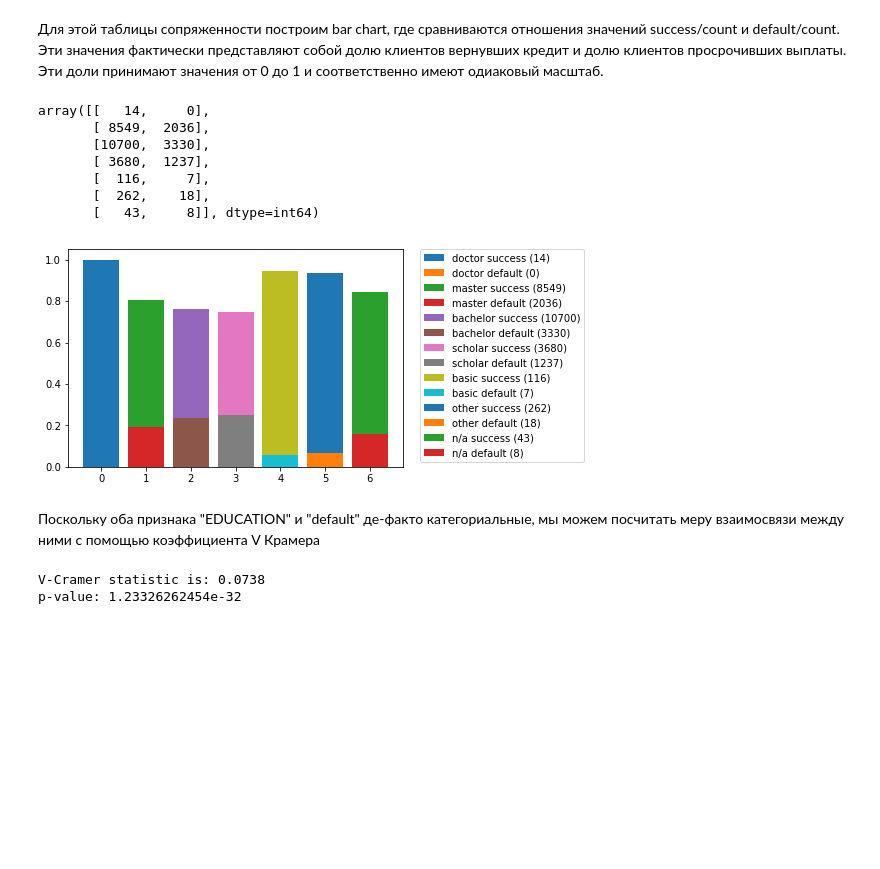
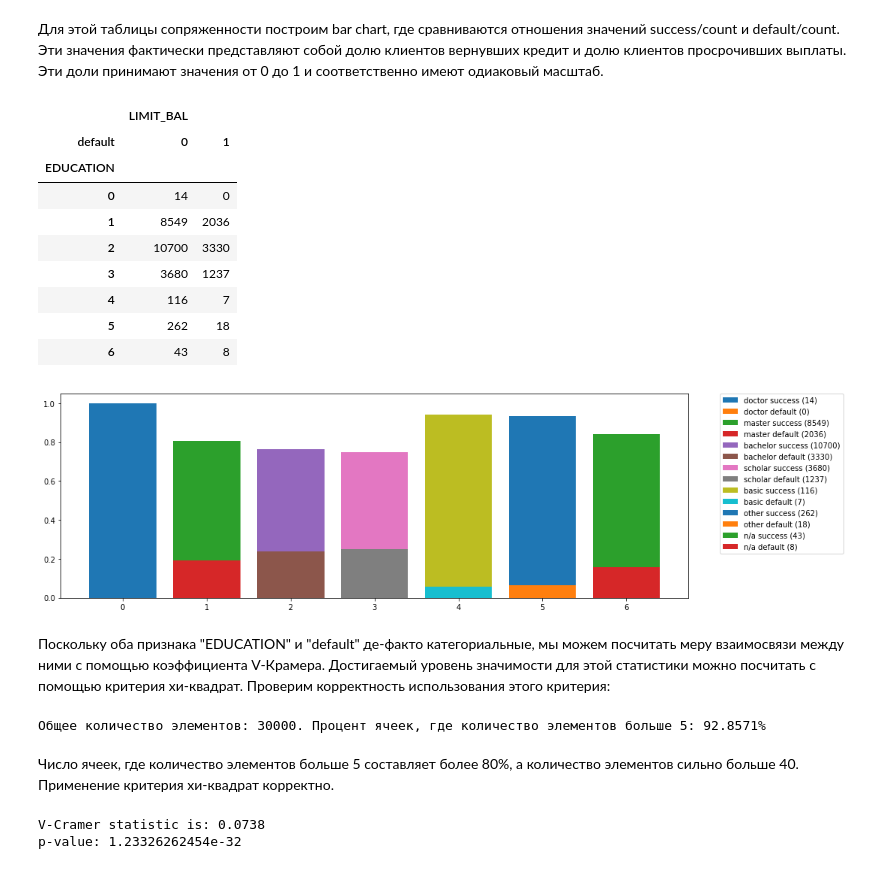
Before and after one commit to Agaspher20/DataAnalisysMipt, a Jupyter notebook: Python/4. StatsDataAnalysis/peer_graded.ipynb, the cells around one changed output. Drawn from its saved outputs; the diff is of its cells as text; code cells hidden in the pictures; blank space fills up the shorter version.

```diff
--- a/Python/4. StatsDataAnalysis/peer_graded.ipynb
+++ b/Python/4. StatsDataAnalysis/peer_graded.ipynb
@@ -208,31 +292,45 @@ def v_Cramer_correlation(table):
 # %% [markdown]
 Построим таблицу сопряженности, в ячейках этой таблицы находится количество человек, для которых значения признаков совпадают
 # %%
-education_groups = ["doctor","master","bachelor","scholar","basic","other","n/a"]
 edu_contingency_table = pd.pivot_table(
     frame[["EDUCATION", "default", "LIMIT_BAL"]],
     values=["LIMIT_BAL"],
     index=["EDUCATION"],
     columns=["default"],
     fill_value = 0,
-    aggfunc='count').as_matrix()
+    aggfunc='count')
+edu_contingency_matrix = edu_contingency_table.as_matrix()
 # %% [markdown]
 Для этой таблицы сопряженности построим bar chart, где сравниваются отношения значений success/count и default/count. Эти значения фактически представляют собой долю клиентов вернувших кредит и долю клиентов просрочивших выплаты.
 Эти доли принимают значения от 0 до 1 и соответственно имеют одиаковый масштаб.
 # %%
 edu_contingency_table
 # %% [output]
-array([[   14,     0],
-       [ 8549,  2036],
-       [10700,  3330],
-       [ 3680,  1237],
-       [  116,     7],
-       [  262,    18],
-       [   43,     8]], dtype=int64)
+|  | LIMIT_BAL |  |
+| default | 0 | 1 |
+| EDUCATION |  |  |
+| 0 | 14 | 0 |
+| 1 | 8549 | 2036 |
+| 2 | 10700 | 3330 |
+| 3 | 3680 | 1237 |
+| 4 | 116 | 7 |
+| 5 | 262 | 18 |
+| 6 | 43 | 8 |
-# %%
-build_contingency_table_bar_chart(edu_contingency_table, education_groups, ["success", "default"])
-# %% [output]
-[figure, removed]
+# %%
+build_contingency_table_bar_chart(edu_contingency_matrix, ["doctor","master","bachelor","scholar","basic","other","n/a"], ["success", "default"])
+# %% [output]
+[figure, added]
 # %% [markdown]
-Поскольку оба признака "EDUCATION" и "default" де-факто категориальные, мы можем посчитать меру взаимосвязи между ними с помощью коэффициента V Крамера
+Поскольку оба признака "EDUCATION" и "default" де-факто категориальные, мы можем посчитать меру взаимосвязи между ними с помощью коэффициента V-Крамера. Достигаемый уровень значимости для этой статистики можно посчитать с помощью критерия хи-квадрат. Проверим корректность использования этого критерия:
+# %%
+edu_contingency_matrix_cells = edu_contingency_matrix.reshape(-1)
+count_is_enough = len(filter(lambda val: val > 5, edu_contingency_matrix_cells))
+all_cells_count = len(edu_contingency_matrix_cells)
+elements_count = sum(edu_contingency_matrix_cells)
+print u"Общее количество элементов: %i. Процент ячеек, где количество элементов больше 5: %.4f%%" % (elements_count,(float(count_is_enough)*100/all_cells_count))
+# %% [output]
+Общее количество элементов: 30000. Процент ячеек, где количество элементов больше 5: 92.8571%
+# %% [markdown]
+Число ячеек, где количество элементов больше 5 составляет более 80%, а количество элементов сильно больше 40.
+Применение критерия хи-квадрат корректно.
 # %%
```
Also changed, not shown: parts of 38 cells of this notebook, 1 other file.
